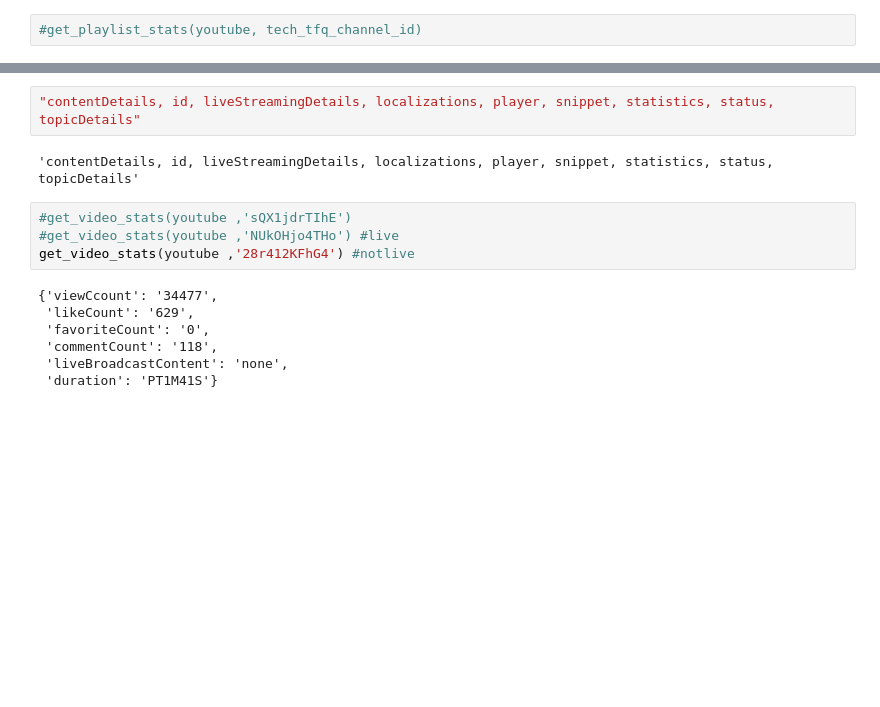
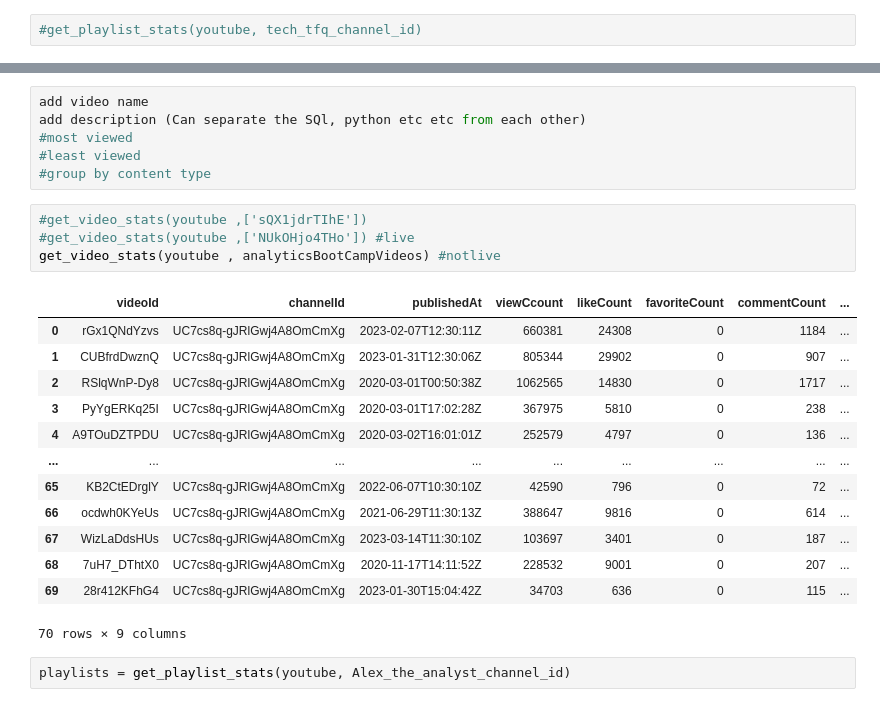
Before and after one commit to rnjeri/youtubedataanalysis, a Jupyter notebook: YouTube API.ipynb, the cells around one changed output, grey strips where cells are left out. Cells and saved outputs as stored; diff of their text form; blank space fills up the shorter version.

```diff
--- a/YouTube API.ipynb
+++ b/YouTube API.ipynb
@@ -227,15 +254,26 @@ def get_video_stats (youtube, video_id):
-# %%
-"contentDetails, id, liveStreamingDetails, localizations, player, snippet, statistics, status, topicDetails"
-# %% [output]
-'contentDetails, id, liveStreamingDetails, localizations, player, snippet, statistics, status, topicDetails'
+# %%
+add video name
+add description (Can separate the SQl, python etc etc from each other)
+#most viewed
+#least viewed
+#group by content type
 # %%
-#get_video_stats(youtube ,'sQX1jdrTIhE')
-#get_video_stats(youtube ,'NUkOHjo4THo') #live
-get_video_stats(youtube ,'28r412KFhG4') #notlive
+#get_video_stats(youtube ,['sQX1jdrTIhE'])
+#get_video_stats(youtube ,['NUkOHjo4THo']) #live
+get_video_stats(youtube , analyticsBootCampVideos) #notlive
 # %% [output]
+|  | videoId | channelId | publishedAt | viewCcount | likeCount | favoriteCount | commentCount | ... |
+| 0 | rGx1QNdYzvs | UC7cs8q-gJRlGwj4A8OmCmXg | 2023-02-07T12:30:11Z | 660381 | 24308 | 0 | 1184 | ... |
+| 1 | CUBfrdDwznQ | UC7cs8q-gJRlGwj4A8OmCmXg | 2023-01-31T12:30:06Z | 805344 | 29902 | 0 | 907 | ... |
+| 2 | RSlqWnP-Dy8 | UC7cs8q-gJRlGwj4A8OmCmXg | 2020-03-01T00:50:38Z | 1062565 | 14830 | 0 | 1717 | ... |
+| 3 | PyYgERKq25I | UC7cs8q-gJRlGwj4A8OmCmXg | 2020-03-01T17:02:28Z | 367975 | 5810 | 0 | 238 | ... |
+| 4 | A9TOuDZTPDU | UC7cs8q-gJRlGwj4A8OmCmXg | 2020-03-02T16:01:01Z | 252579 | 4797 | 0 | 136 | ... |
+| ... | ... | ... | ... | ... | ... | ... | ... | ... |
+| 65 | KB2CtEDrglY | UC7cs8q-gJRlGwj4A8OmCmXg | 2022-06-07T10:30:10Z | 42590 | 796 | 0 | 72 | ... |
+| 66 | ocdwh0KYeUs | UC7cs8q-gJRlGwj4A8OmCmXg | 2021-06-29T11:30:13Z | 388647 | 9816 | 0 | 614 | ... |
+| 67 | WizLaDdsHUs | UC7cs8q-gJRlGwj4A8OmCmXg | 2023-03-14T11:30:10Z | 103697 | 3401 | 0 | 187 | ... |
+| 68 | 7uH7_DThtX0 | UC7cs8q-gJRlGwj4A8OmCmXg | 2020-11-17T14:11:52Z | 228532 | 9001 | 0 | 207 | ... |
+| 69 | 28r412KFhG4 | UC7cs8q-gJRlGwj4A8OmCmXg | 2023-01-30T15:04:42Z | 34703 | 636 | 0 | 115 | ... |
-{'viewCcount': '34477',
- 'likeCount': '629',
- 'favoriteCount': '0',
- 'commentCount': '118',
- 'liveBroadcastContent': 'none',
- 'duration': 'PT1M41S'}
+70 rows × 9 columns
+# %%
+playlists = get_playlist_stats(youtube, Alex_the_analyst_channel_id)
```
Also changed, not shown: parts of 32 cells of this notebook.
